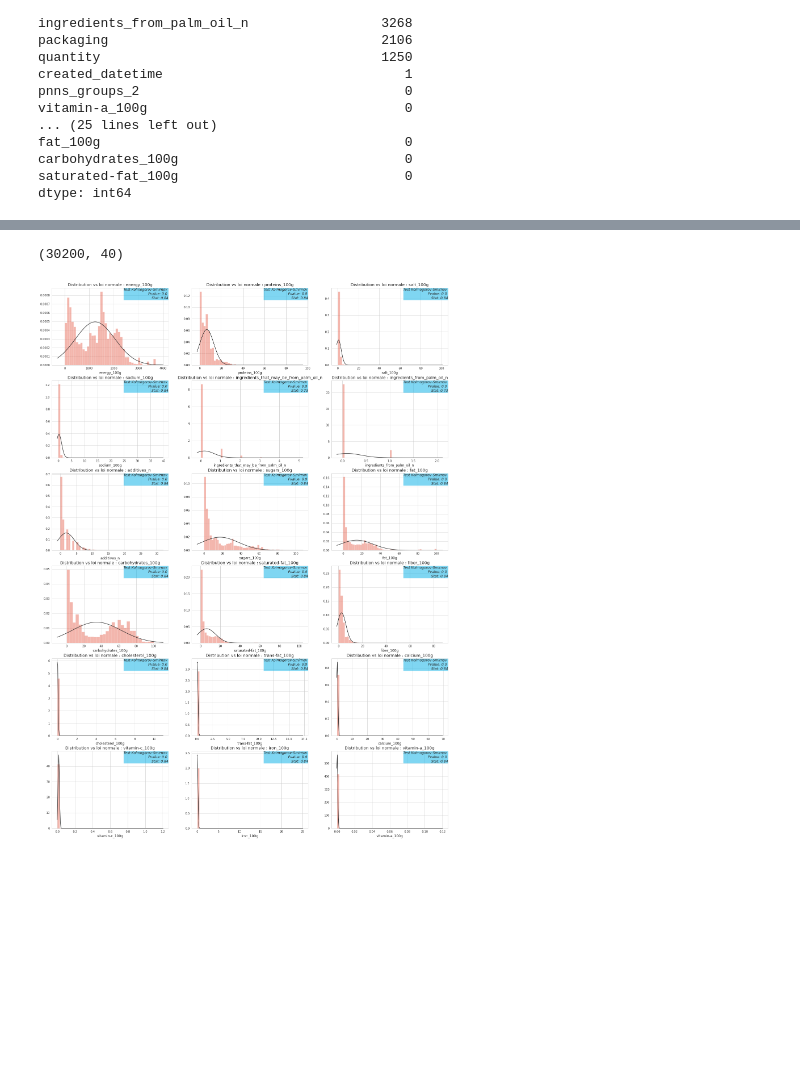
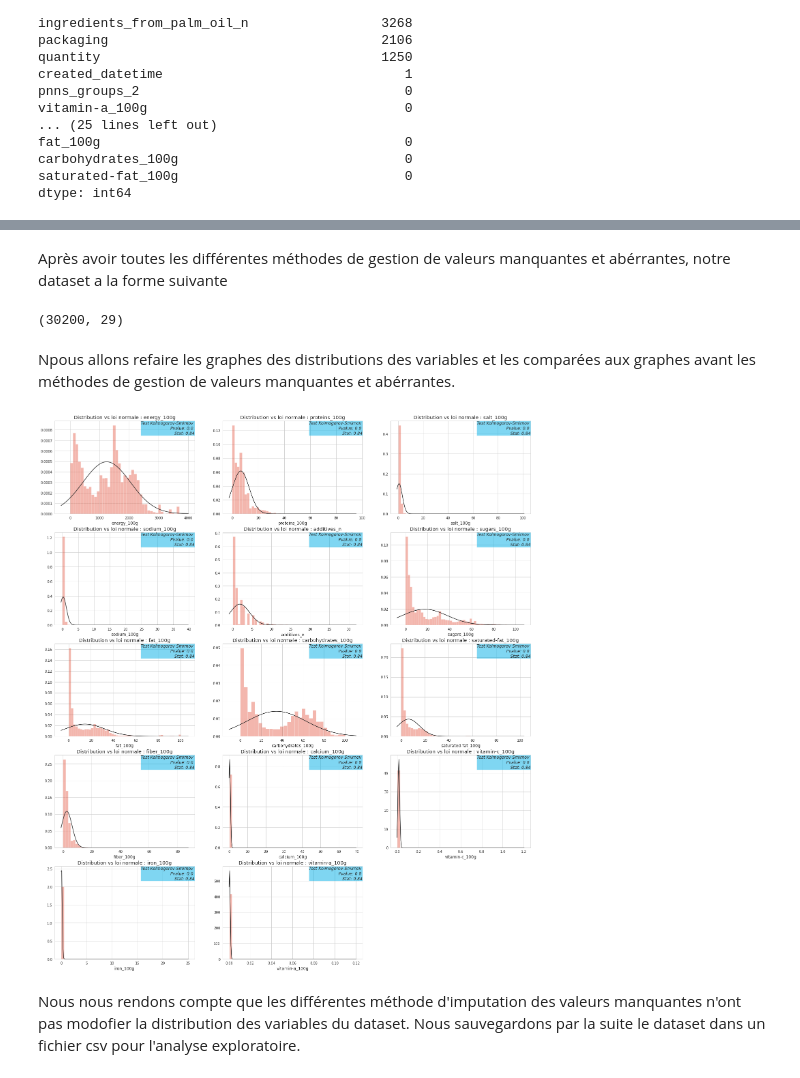
Before and after one commit to Bakarime27/app-sante-public, a Jupyter notebook: nettoyage_data_asp.ipynb, the cells around one changed output, grey strips where cells are left out. Saved outputs shown, nothing was run; the diff lists cells and outputs as text; code cells hidden in the pictures; blank space fills up the shorter version.

```diff
--- a/nettoyage_data_asp.ipynb
+++ b/nettoyage_data_asp.ipynb
@@ -620,25 +601,0 @@ for i in range(len(colonnes_numeric_restantes)):
-# %%
-#Représentation graphique des valeures aberrantes
-
-''' plt.style.use('ggplot')
-tPlot, axes = plt.subplots(nrows=1, ncols=3, sharex=False, sharey=False, figsize=(21,10))
-axes = np.array(axes)
-
-i=0
-for ax in axes.reshape(-1):
-    colonne = colonnes_numeric_restantes[i]
-    test = df_filtre[pd.notnull(df_filtre[colonne])][colonne]
-    ax.tick_params(labelcolor='black',top='off',bottom='on',left='on',right='off',labelsize=8)
-    ax.set_ylabel(colonne.rstrip("_100g"), fontsize = 12)
-    ax.set_yscale("log")
-    ax.plot(list(test), 'b.', markeredgewidth = 0.3, markeredgecolor='w')
-    for tick in ax.get_xticklabels():
-        tick.set_rotation(30)
-    ax.axhline(y=mediane[i], color='g', linestyle='dashdot')
-    ax.axhline(y=mediane[i] + 3*ecart_type[i], color='r', linestyle='-')
-    ax.text(0., 0.02, 'médiane:{:.3} \n ecart-type:{:.3} \n Seuil:{:.3}'.format(mediane[i], ecart_type[i], (mediane[i] + 3*ecart_type[i])),
-            style='italic', transform=ax.transAxes, fontsize = 12,
-            bbox={'facecolor':'#00afe6', 'alpha':0.5, 'pad':0})
-    i += 1
-tPlot.text(0.5, 1.01, r"Dispersion des données nutritionnelles" "\n" "Visualisation des valeures aberrantes", ha='center', fontdict=font_title)
-plt.tight_layout() '''
@@ -647,8 +601,0 @@ plt.tight_layout() '''
-# %%
-''' #Suppression de lignes si la valeur est superieur à la mediane plus 5 fois l'ecart-type (mediane + 5*ecart-type)
-for i in range(len(colonnes_numeric_restantes)):
-    col = colonnes_numeric_restantes[i]
-    seuil = (mediane[i] + 5*ecart_type[i])
-    test_sup = df_filtre[col] > seuil
-    df_filtre = df_filtre.drop(df_filtre[test_sup].index)
-df_filtre.shape '''
@@ -714,8 +667,2 @@ df_filtre.loc[df_filtre['carbohydrates_100g'] == df_filtre['carbohydrates_100g']
 # %% [markdown]
 Nous allons maintenant nous interesser à la distribution des variables, selon qu'elles suivent la loi normale ou pas, nous appliquerons une méthode d'imputation adaptée
-# %%
-#Vue qu'il n y a que des valeurs égales à 0
-''' colonnes_numeric.remove('ingredients_that_may_be_from_palm_oil_n')
-colonnes_numeric.remove('ingredients_from_palm_oil_n')
-colonnes_numeric.remove('cholesterol_100g')
-colonnes_numeric.remove('trans-fat_100g') '''
@@ -1045,38 +988,50 @@ saturated-fat_100g                             0
 dtype: int64
+# %% [markdown]
+Après avoir toutes les différentes méthodes de gestion de valeurs manquantes et abérrantes, notre dataset a la forme suivante
 # %%
 df_filtre.shape
 # %% [output]
-(30200, 40)
+(30200, 29)
+# %% [markdown]
+Npous allons refaire les graphes des distributions des variables et les comparées aux graphes avant les méthodes de gestion de valeurs manquantes et abérrantes.
 # %%
 import scipy.stats as stats
 import warnings
 warnings.filterwarnings('ignore')
 
 sns.set_style("whitegrid")
 fig = plt.figure(figsize=(25,35))
+
+colonnes_numeric.remove('ingredients_that_may_be_from_palm_oil_n')
+colonnes_numeric.remove('ingredients_from_palm_oil_n')
+colonnes_numeric.remove('cholesterol_100g')
+colonnes_numeric.remove('trans-fat_100g')
+
 
 sub = 0
 for i in range(len(colonnes_numeric)):
     fig.add_subplot(6,3,i+1)
 
     left, width = 0, 1
     bottom, height = 0, 1
     right = left + width
     top = bottom + height
 
     colonne = colonnes_numeric[i]
     kstest = stats.kstest(df_filtre[colonne].notnull(),'norm')
     ax = sns.distplot(df_filtre[colonne], fit=stats.norm, kde=False)
     ax.set_title("Distribution vs loi normale : {}".format(colonne))
     ax.text(right, top, 'Test Kolmogorov-Smirnov \n Pvalue: {:.2} \n Stat: {:.2}'.format(kstest.pvalue, kstest.statistic),
             horizontalalignment='right',
             verticalalignment='top',
             style='italic', transform=ax.transAxes, fontsize = 12,
             bbox={'facecolor':'#00afe6', 'alpha':0.5, 'pad':0})
     sub += 1
 plt.show()
 # %% [output]
-[figure, old version]
+[figure, new version]
+# %% [markdown]
+Nous nous rendons compte que les différentes méthode d'imputation des valeurs manquantes n'ont pas modofier la distribution des variables du dataset. Nous sauvegardons par la suite le dataset dans un fichier csv pour l'analyse exploratoire.
 # %%
 #Sauvegarde du dataset dans un csv
 df_filtre.set_index("code").to_csv("clean-data.csv", sep='\t')
```
Also changed, not shown: parts of 50 cells of this notebook.
